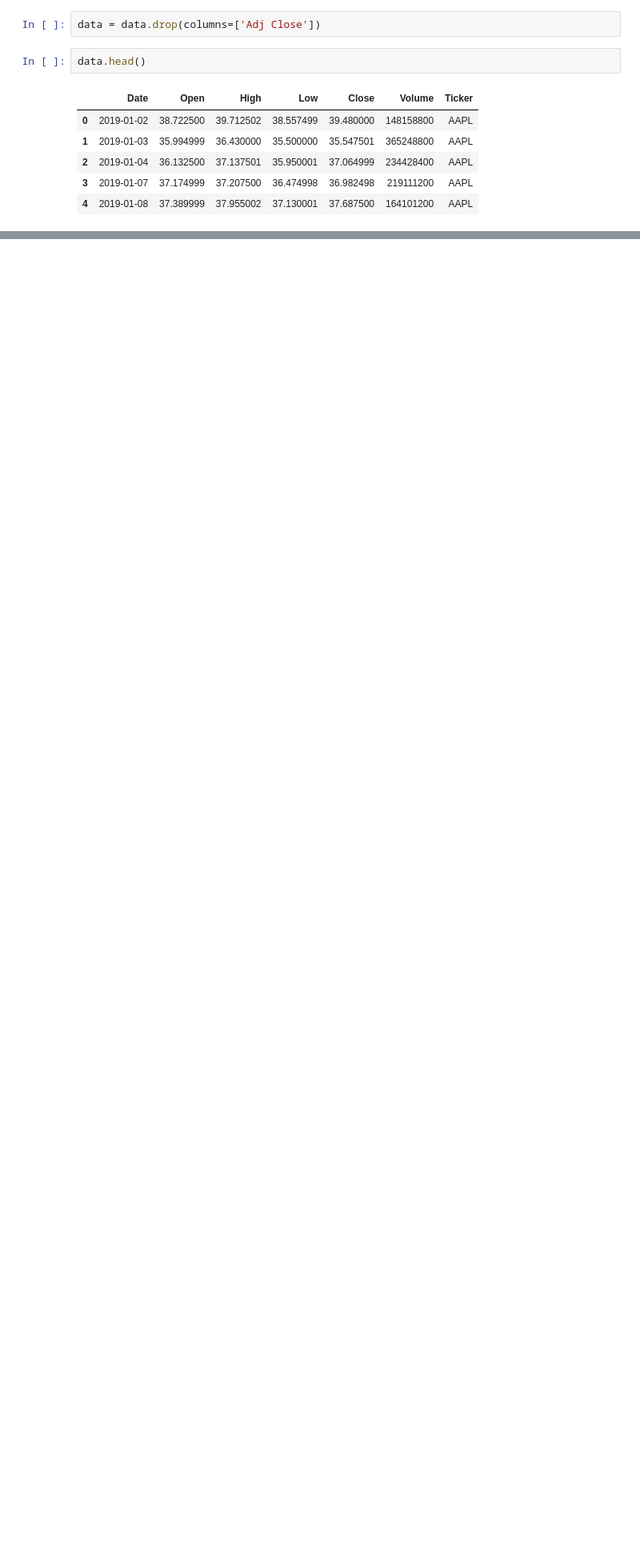
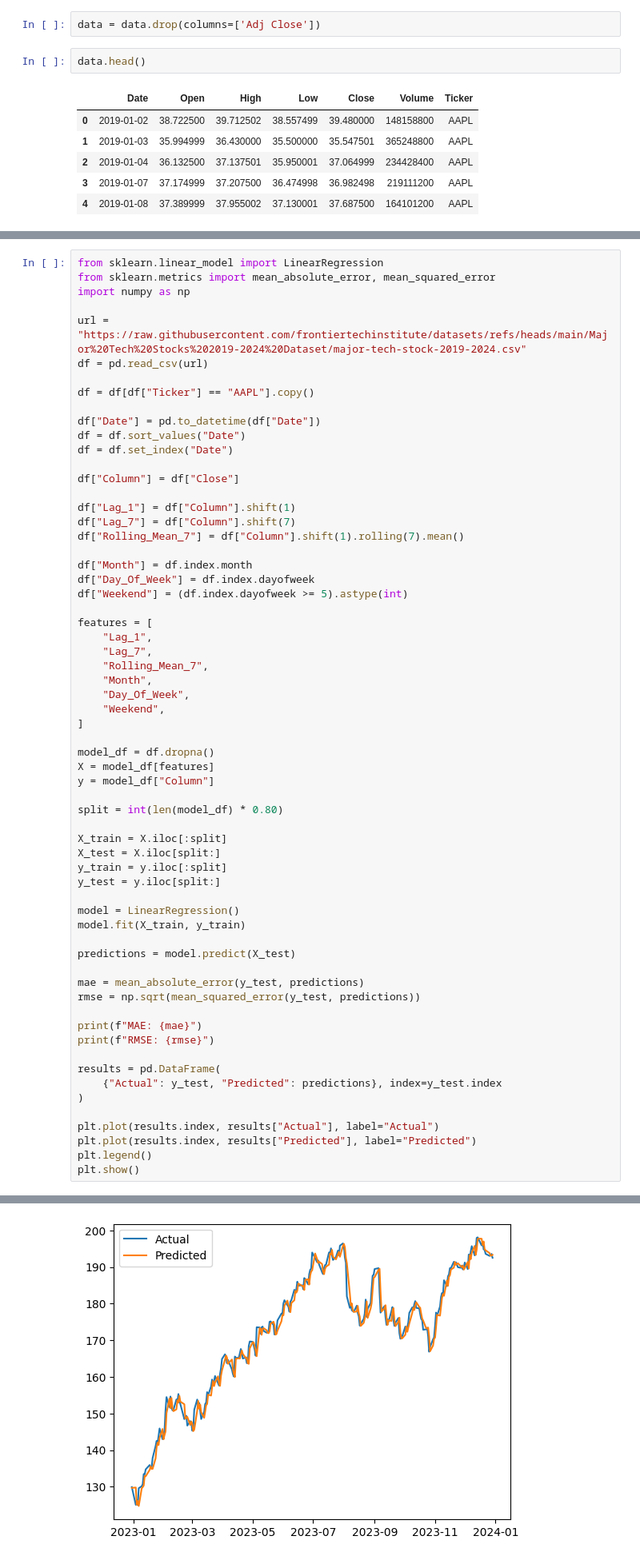
Before and after one commit to rreap/stocks, a Jupyter notebook: Stocks_Project.ipynb, the cells around one changed output, grey strips where cells are left out. Shown at 80% size. Drawn from its saved outputs; the diff is of its cells as text; blank space fills up the shorter version.

```diff
--- a/Stocks_Project.ipynb
+++ b/Stocks_Project.ipynb
@@ -138,3 +138,67 @@ plt.legend()
 plt.show()
 # %% [output]
 [figure]
+# %%
+from sklearn.linear_model import LinearRegression
+from sklearn.metrics import mean_absolute_error, mean_squared_error
+import numpy as np
+
+url = "https://raw.githubusercontent.com/frontiertechinstitute/datasets/refs/heads/main/Major%20Tech%20Stocks%202019-2024%20Dataset/major-tech-stock-2019-2024.csv"
+df = pd.read_csv(url)
+
+df = df[df["Ticker"] == "AAPL"].copy()
+
+df["Date"] = pd.to_datetime(df["Date"])
+df = df.sort_values("Date")
+df = df.set_index("Date")
+
+df["Column"] = df["Close"]
+
+df["Lag_1"] = df["Column"].shift(1)
+df["Lag_7"] = df["Column"].shift(7)
+df["Rolling_Mean_7"] = df["Column"].shift(1).rolling(7).mean()
+
+df["Month"] = df.index.month
+df["Day_Of_Week"] = df.index.dayofweek
+df["Weekend"] = (df.index.dayofweek >= 5).astype(int)
+
+features = [
+    "Lag_1",
+    "Lag_7",
+    "Rolling_Mean_7",
+    "Month",
+    "Day_Of_Week",
+    "Weekend",
+]
+
+model_df = df.dropna()
+X = model_df[features]
+y = model_df["Column"]
+
+split = int(len(model_df) * 0.80)
+
+X_train = X.iloc[:split]
+X_test = X.iloc[split:]
+y_train = y.iloc[:split]
+y_test = y.iloc[split:]
+
+model = LinearRegression()
+model.fit(X_train, y_train)
+
+predictions = model.predict(X_test)
+
+mae = mean_absolute_error(y_test, predictions)
+rmse = np.sqrt(mean_squared_error(y_test, predictions))
+
+print(f"MAE: {mae}")
+print(f"RMSE: {rmse}")
+
+results = pd.DataFrame(
+    {"Actual": y_test, "Predicted": predictions}, index=y_test.index
+)
+
+plt.plot(results.index, results["Actual"], label="Actual")
+plt.plot(results.index, results["Predicted"], label="Predicted")
+plt.legend()
+plt.show()
+# %% [output]
@@ -140,0 +207 @@ plt.show()
+[figure, added]
```
Also changed, not shown: parts of 4 cells of this notebook.
